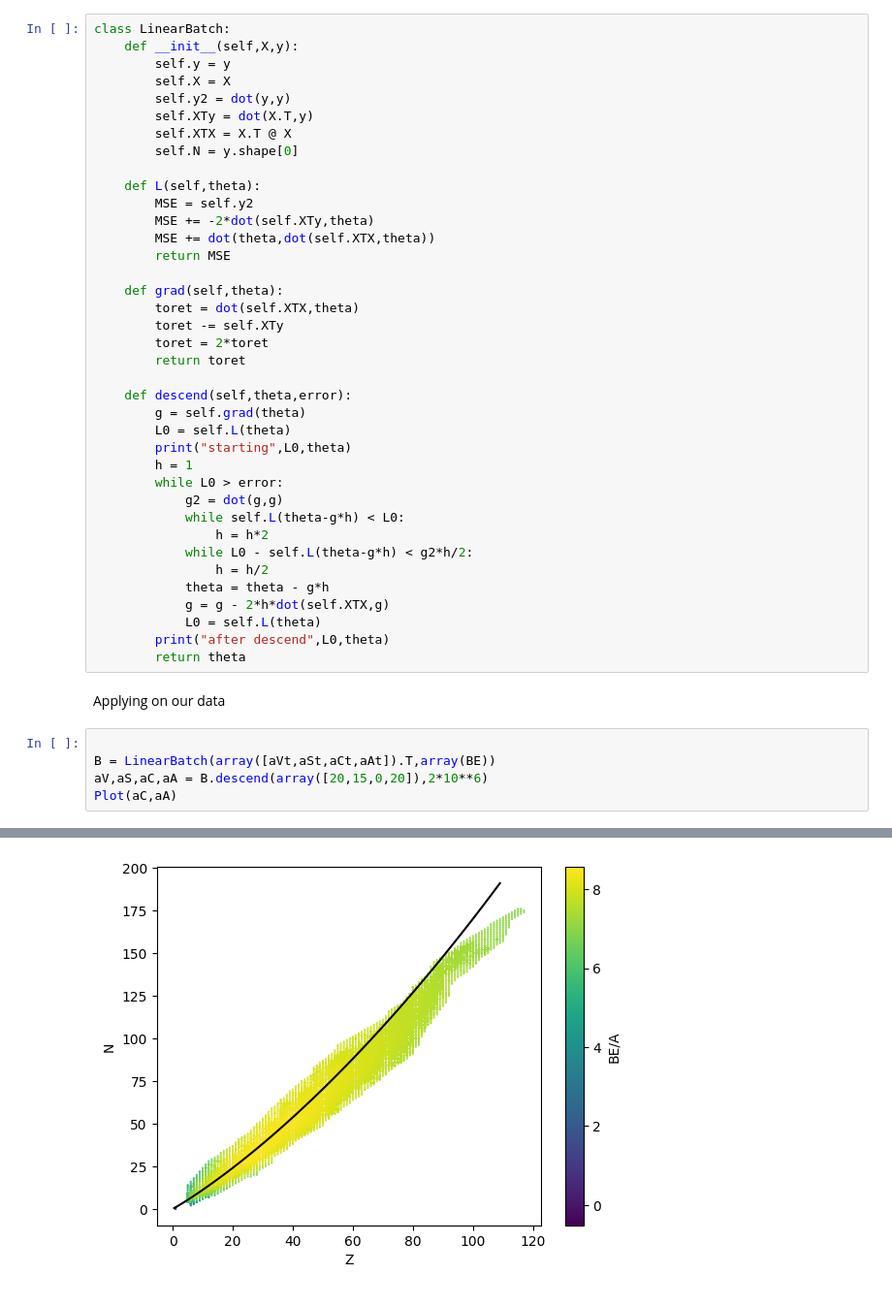
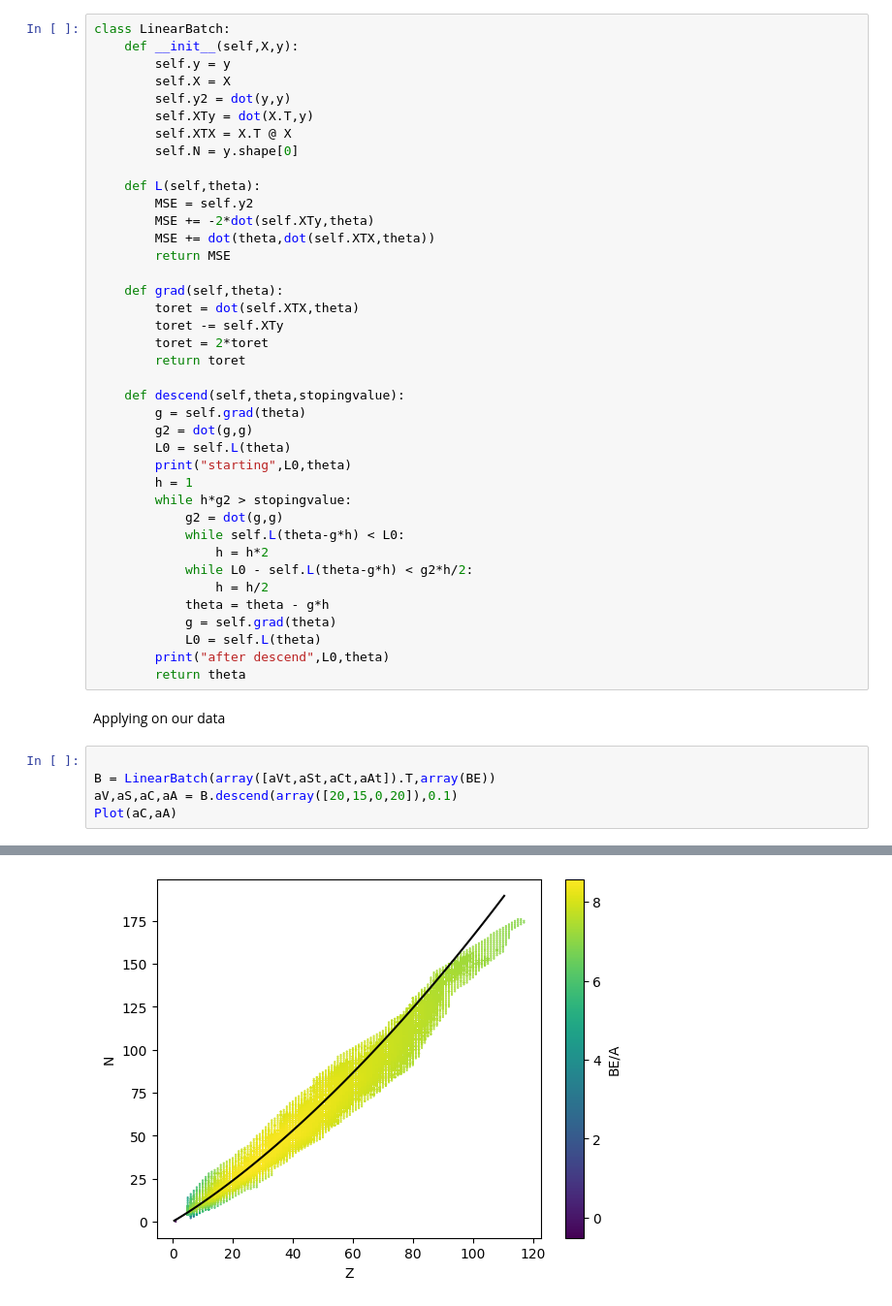
Before and after one commit to PJ29072004/MA203_Project, a Jupyter notebook: Main.ipynb, the cells around one changed output, grey strips where cells are left out. Shown: that part at 97% size. Drawn from its saved outputs; the diff is of its cells as text.

```diff
--- a/Main.ipynb
+++ b/Main.ipynb
@@ -113,19 +113,20 @@ class LinearBatch:
         toret = 2*toret
         return toret
 
-    def descend(self,theta,error):
+    def descend(self,theta,stopingvalue):
         g = self.grad(theta)
+        g2 = dot(g,g)
         L0 = self.L(theta)
         print("starting",L0,theta)
         h = 1
-        while L0 > error:
+        while h*g2 > stopingvalue:
             g2 = dot(g,g)
             while self.L(theta-g*h) < L0:
                 h = h*2
             while L0 - self.L(theta-g*h) < g2*h/2:
                 h = h/2
             theta = theta - g*h
-            g = g - 2*h*dot(self.XTX,g)
+            g = self.grad(theta)
             L0 = self.L(theta)
         print("after descend",L0,theta)
         return theta
@@ -134,7 +135,7 @@ Applying on our data
 # %%
 
 B = LinearBatch(array([aVt,aSt,aCt,aAt]).T,array(BE))
-aV,aS,aC,aA = B.descend(array([20,15,0,20]),2*10**6)
+aV,aS,aC,aA = B.descend(array([20,15,0,20]),0.1)
 Plot(aC,aA)
 # %% [output]
 starting 262562196070.9098 [20 15  0 20]
@@ -142,2 +143,2 @@ after descend 1999986.2702636719 [15.00008156 16.45030528  0.6834835  20.2620944
-[figure, old version]
+[figure, new version]
 # %% [markdown]
```
Also changed, not shown: parts of 3 cells of this notebook.
